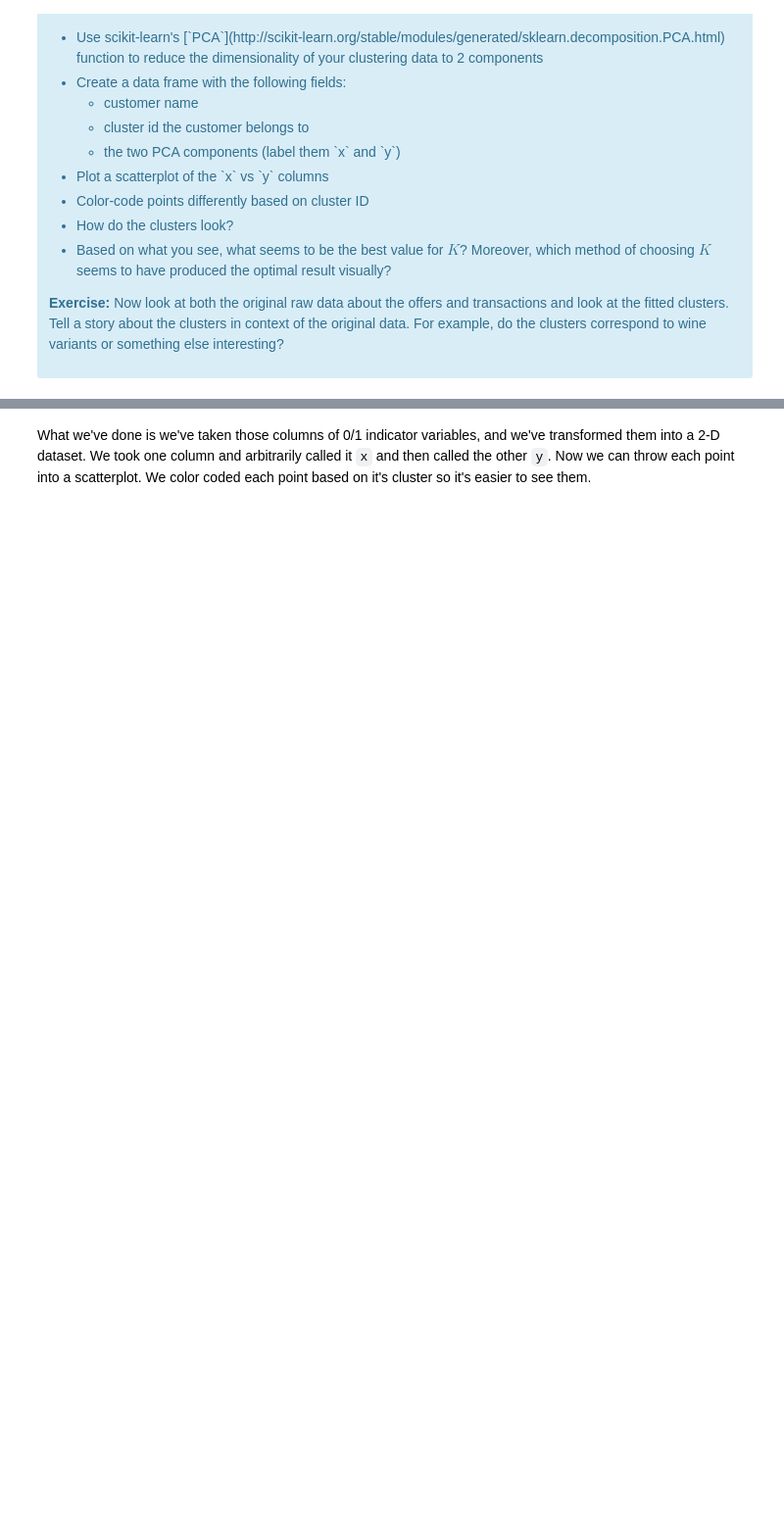
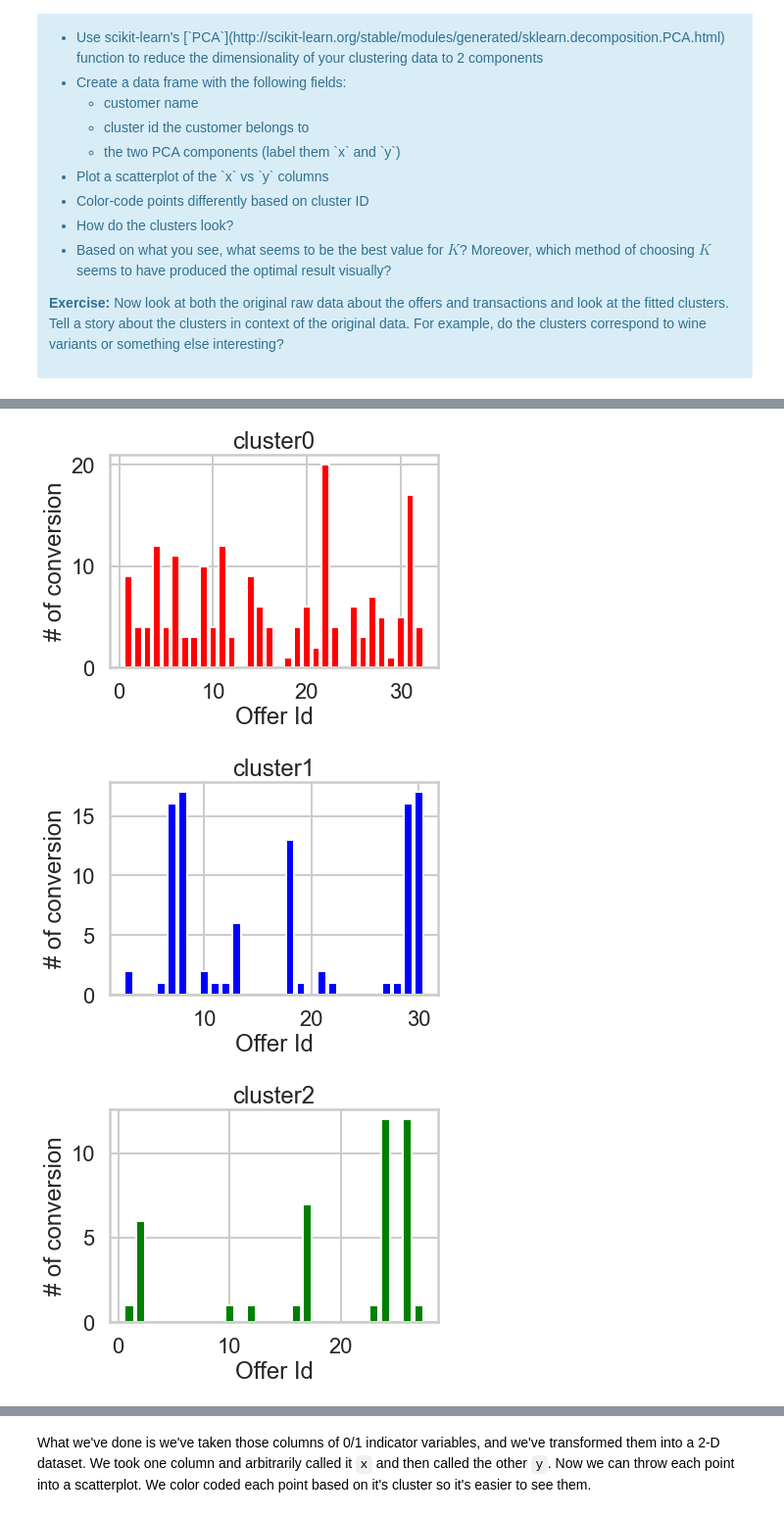
Before and after one commit to Pallavi43/DataScienceGuidedCapstone, a Jupyter notebook: Notebooks/Clustering Case Study - Customer Segmentation with K-Means - Tier 3.ipynb, the cells around one changed output, grey strips where cells are left out. Shown at 98% size. Cells and saved outputs as stored; diff of their text form; code cells hidden in the pictures; blank space fills up the shorter version.

```diff
--- a/Notebooks/Clustering Case Study - Customer Segmentation with K-Means - Tier 3.ipynb
+++ b/Notebooks/Clustering Case Study - Customer Segmentation with K-Means - Tier 3.ipynb
@@ -459,0 +471,29 @@ plt.scatter(pc1, pc2, c=cluster_assignments.tolist(), cmap=cmap)
+# %%
+
+#cl = new_df[cluster_assignments==2]
+#clu = cl.sum(axis = 0)
+#cl
+colors = ['red','blue','green']
+cluster_df_dict = {}
+for i in range(3):
+    cluster = new_df[cluster_assignments==i]
+    cluster_df = pd.DataFrame(columns = df_transactions.columns)
+    for j in cluster.index:
+        cluster_df = cluster_df.append(pd.DataFrame(df_transactions[df_transactions['customer_name']==j]), ignore_index = True)
+        cluster_ser = cluster_df.groupby('offer_id')['customer_name'].count()
+        cluster_dfo = cluster_ser.to_frame()
+        cluster_dfo.join(df_offers.set_index('offer_id'), on= 'offer_id', how = 'inner')
+        cluster_dfo['offer_id'] = cluster_dfo.index
+        cluster_dfo['frequency'] = cluster_dfo['customer_name']
+        cluster_dfo = cluster_dfo.drop(columns = 'customer_name').sort_values('frequency', ascending = False).reset_index(drop=True)
+        cluster_dfo = cluster_dfo.join(df_offers.set_index('offer_id'), on= 'offer_id', how = 'inner')
+    cluster_df_dict['cluster ' + str(i)] = cluster_dfo
+    plt.figure(i)
+    plt.bar(x = cluster_ser.index.values, height = cluster_ser.values, color = colors[i])
+    plt.xlabel('Offer Id')
+    plt.ylabel('# of conversion')
+    plt.title("cluster" + str(i))
+# %% [output]
+[figure, added]
+[figure, added]
+[figure, added]
```
Also changed, not shown: parts of 10 cells of this notebook.
